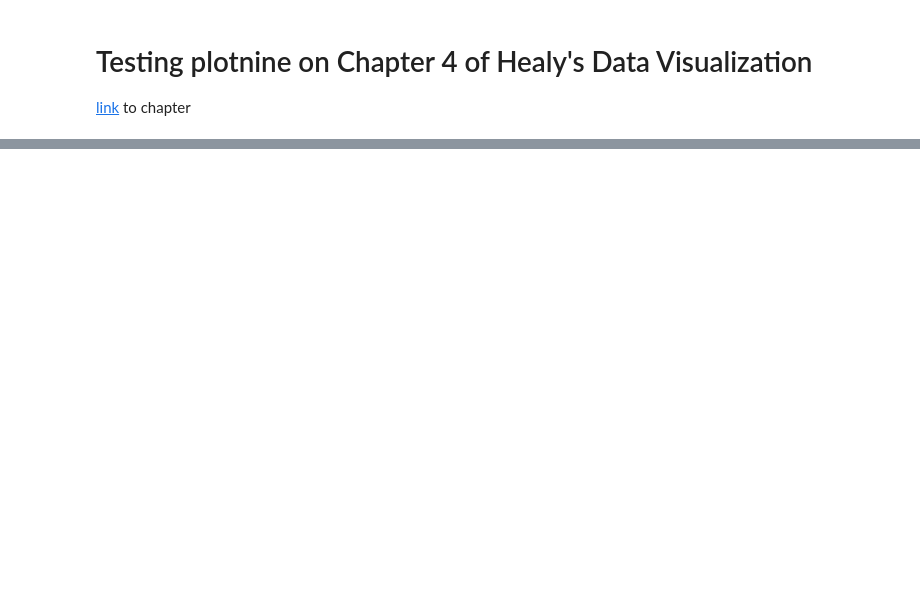
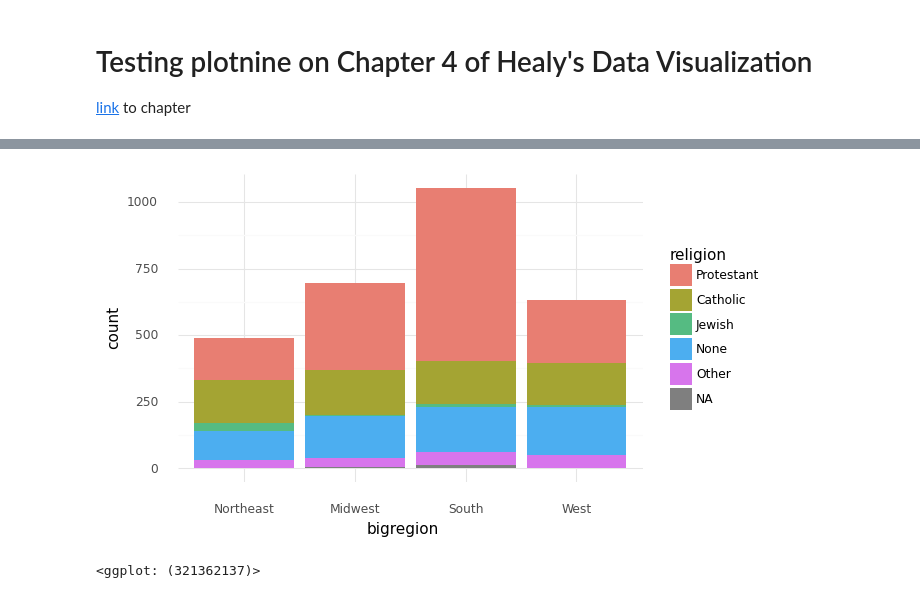
Before and after one commit to jkgiesler/healy-viz, a Jupyter notebook: chapter4-python.ipynb, the cells around one changed output, grey strips where cells are left out. Saved outputs shown, nothing was run; the diff lists cells and outputs as text; code cells hidden in the pictures; blank space fills up the shorter version.

```diff
--- a/chapter4-python.ipynb
+++ b/chapter4-python.ipynb
@@ -46,0 +104,15 @@ p + geom_point(alpha=0.2) + \
+# %%
+# 4.10
+
+p = ggplot(
+    data=gss_sm,
+    mapping=aes(x='bigregion',fill='religion')
+)
+p + geom_bar() + \
+    theme_minimal() + \
+    scale_fill_manual(
+        [GGRED,GGGREENISH,GGGREEN,GGTEAL,GGLIGHTPURPLE,GGGRAY]
+    )
+# %% [output]
+[figure, added]
+<ggplot: (321362137)>
```
Also changed, not shown: parts of 14 cells of this notebook, 3 other files.
